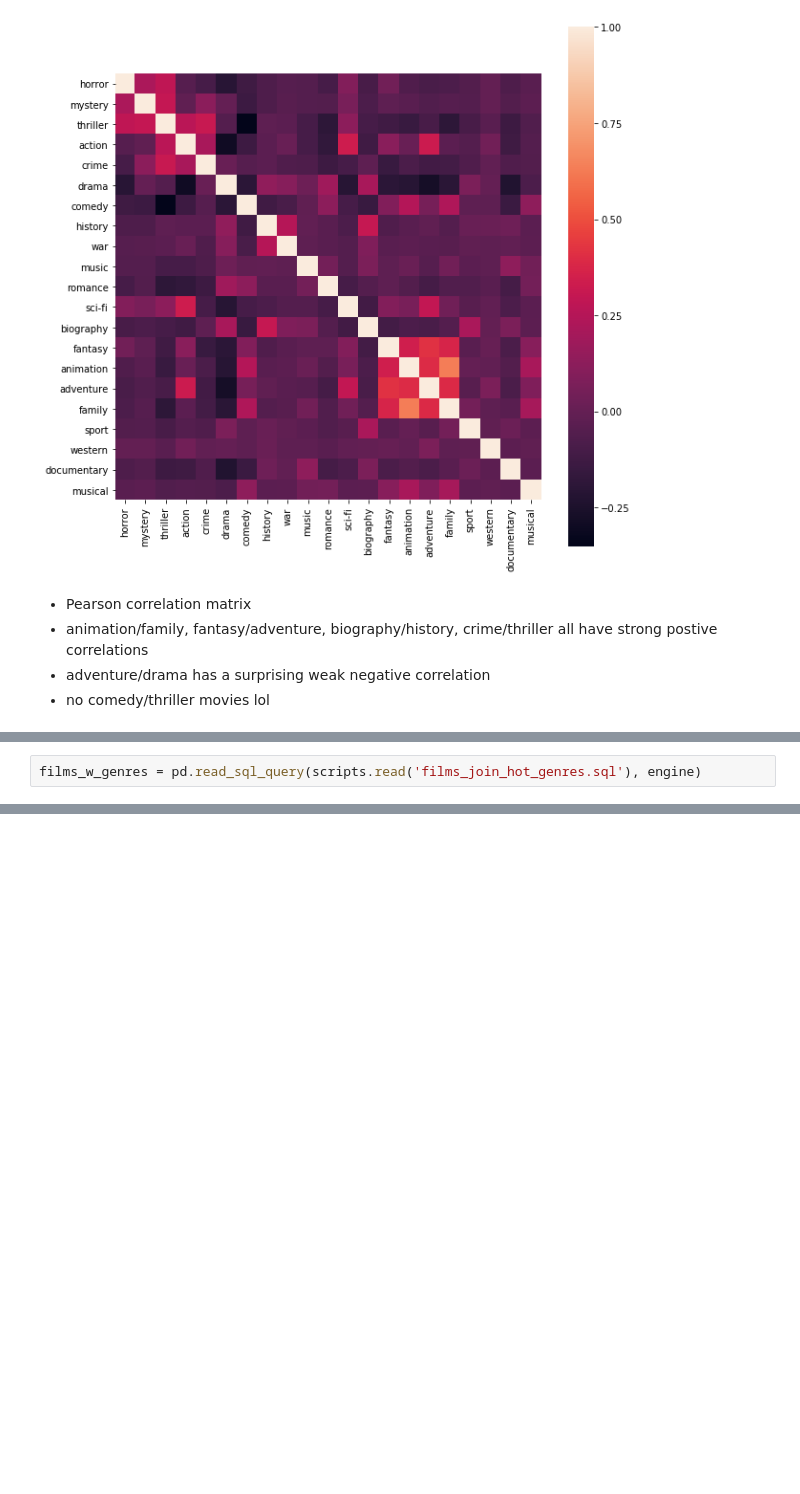
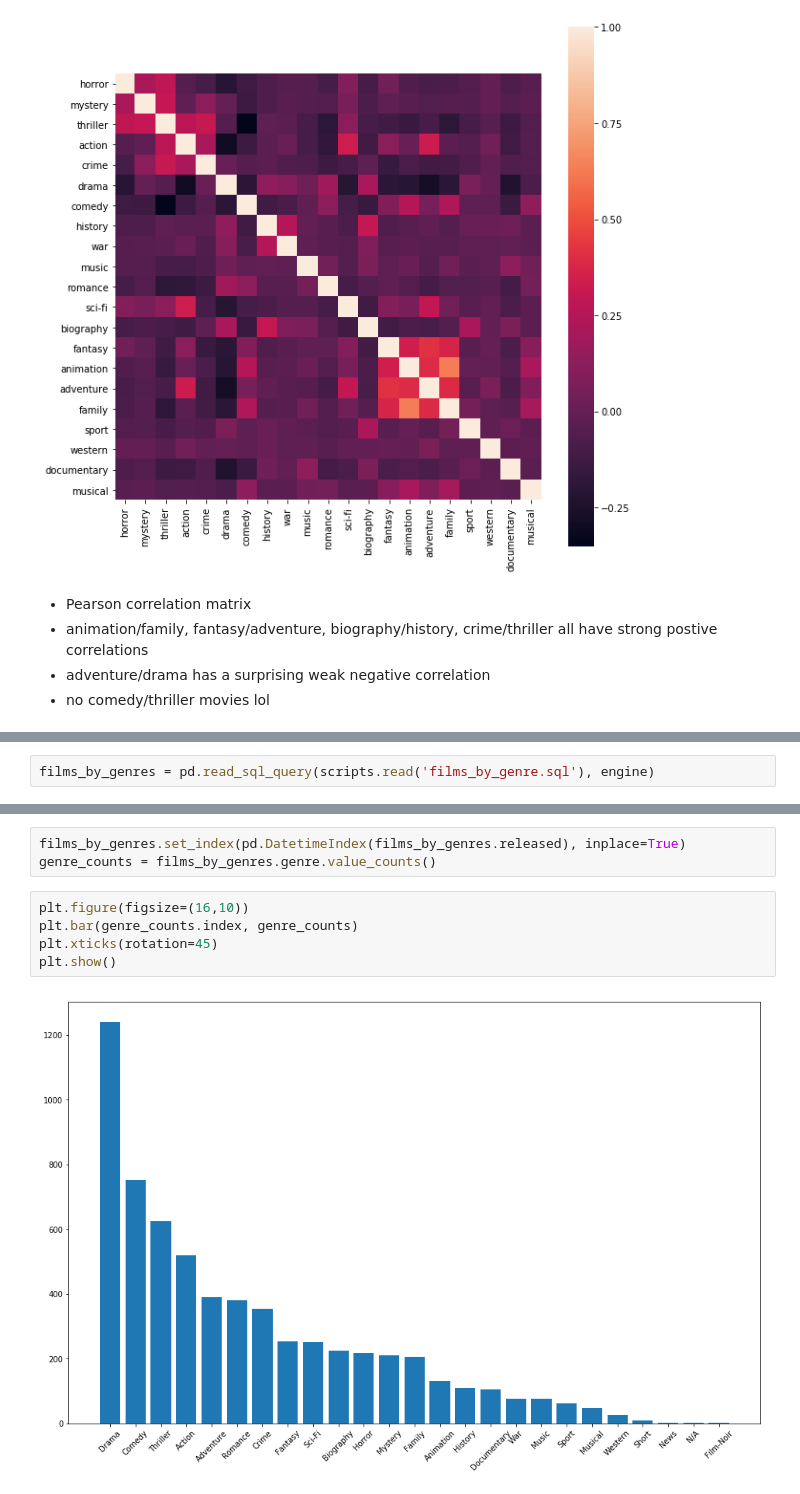
Before and after one commit to billwarker/feature-film-analysis, a Jupyter notebook: notebooks/1.0-initial-analysis.ipynb, the cells around one changed output, grey strips where cells are left out. Saved outputs shown, nothing was run; the diff lists cells and outputs as text; blank space fills up the shorter version.

```diff
--- a/notebooks/1.0-initial-analysis.ipynb
+++ b/notebooks/1.0-initial-analysis.ipynb
@@ -192,2 +205,2 @@ sns.heatmap(genres_only.corr(), square=True)
 # %%
-films_w_genres = pd.read_sql_query(scripts.read('films_join_hot_genres.sql'), engine)
+films_by_genres = pd.read_sql_query(scripts.read('films_by_genre.sql'), engine)
@@ -203,0 +207,10 @@ films_w_genres.head()
+# %%
+films_by_genres.set_index(pd.DatetimeIndex(films_by_genres.released), inplace=True)
+genre_counts = films_by_genres.genre.value_counts()
+# %%
+plt.figure(figsize=(16,10))
+plt.bar(genre_counts.index, genre_counts)
+plt.xticks(rotation=45)
+plt.show()
+# %% [output]
+[figure, added]
```
Also changed, not shown: parts of 24 cells of this notebook, 5 other files.
